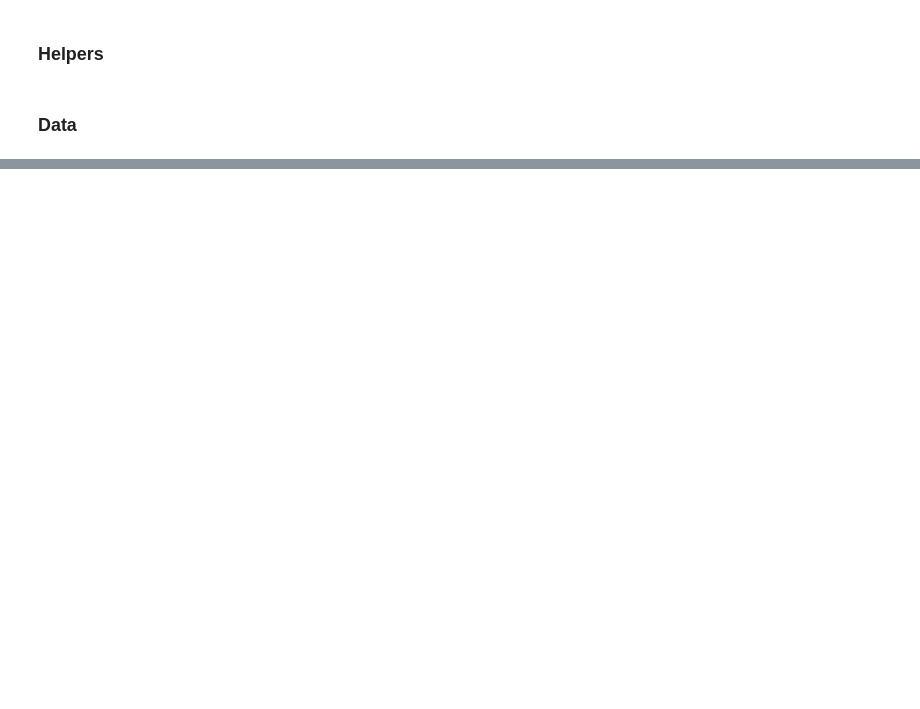
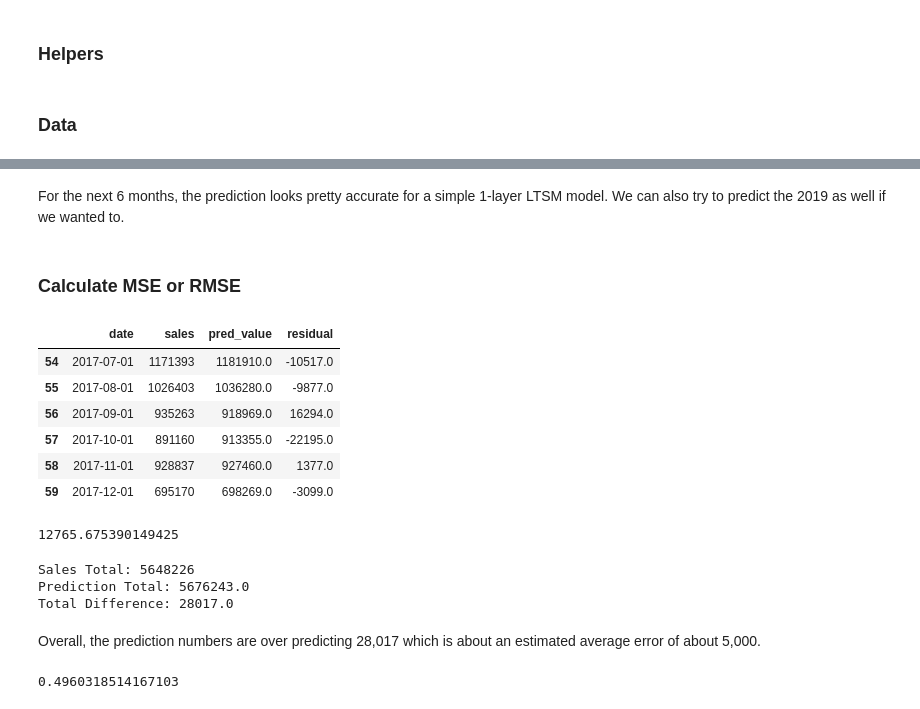
Before and after one commit to davidtnly/MachineLearning, a Jupyter notebook: 28-lstm-forecast.ipynb, the cells around one changed output, grey strips where cells are left out. Cells and saved outputs as stored; diff of their text form; code cells hidden in the pictures; blank space fills up the shorter version.

```diff
--- a/28-lstm-forecast.ipynb
+++ b/28-lstm-forecast.ipynb
@@ -236,0 +1015,2 @@ vs.biplot(good_data, reduced_data, pca)
+# %%
+pred_df = pd.DataFrame(results)
@@ -236,0 +1029,3 @@ vs.biplot(good_data, reduced_data, pca)
+# %%
+# Combine with actual sales dataframe
+final_sales_df = pd.merge(train, pred_df,on='date', how='left')
@@ -236,0 +1059,33 @@ vs.biplot(good_data, reduced_data, pca)
+# %% [markdown]
+For the next 6 months, the prediction looks pretty accurate for a simple 1-layer LTSM model. We can also try to predict the 2019 as well if we wanted to.
+# %% [markdown]
+### Calculate MSE or RMSE
+# %%
+error_df = final_sales_df.tail(6)
+# %%
+error_df['residual'] = error_df['sales'] - error_df['pred_value']
+# %%
+error_df
+# %% [output]
+|  | date | sales | pred_value | residual |
+| 54 | 2017-07-01 | 1171393 | 1181910.0 | -10517.0 |
+| 55 | 2017-08-01 | 1026403 | 1036280.0 | -9877.0 |
+| 56 | 2017-09-01 | 935263 | 918969.0 | 16294.0 |
+| 57 | 2017-10-01 | 891160 | 913355.0 | -22195.0 |
+| 58 | 2017-11-01 | 928837 | 927460.0 | 1377.0 |
+| 59 | 2017-12-01 | 695170 | 698269.0 | -3099.0 |
+# %%
+from sklearn.metrics import mean_squared_error
+from math import sqrt
+
+sqrt(mean_squared_error(error_df['sales'], error_df['pred_value']))
+# %% [output]
+12765.675390149425
+# %%
+print('Sales Total:', sum(error_df['sales']))
+print('Prediction Total:', sum(error_df['pred_value']))
+print('Total Difference:', sum(error_df['pred_value']) - sum(error_df['sales']))
+# %% [output]
+Sales Total: 5648226
+Prediction Total: 5676243.0
+Total Difference: 28017.0
@@ -236,0 +1095,6 @@ vs.biplot(good_data, reduced_data, pca)
+# %% [markdown]
+Overall, the prediction numbers are over predicting 28,017 which is about an estimated average error of about 5,000.
+# %%
+mean_absolute_percentage_error(sum(error_df['sales']), sum(error_df['pred_value']))
+# %% [output]
+0.4960318514167103
```
Also changed, not shown: parts of 109 cells of this notebook, 1 other file.
